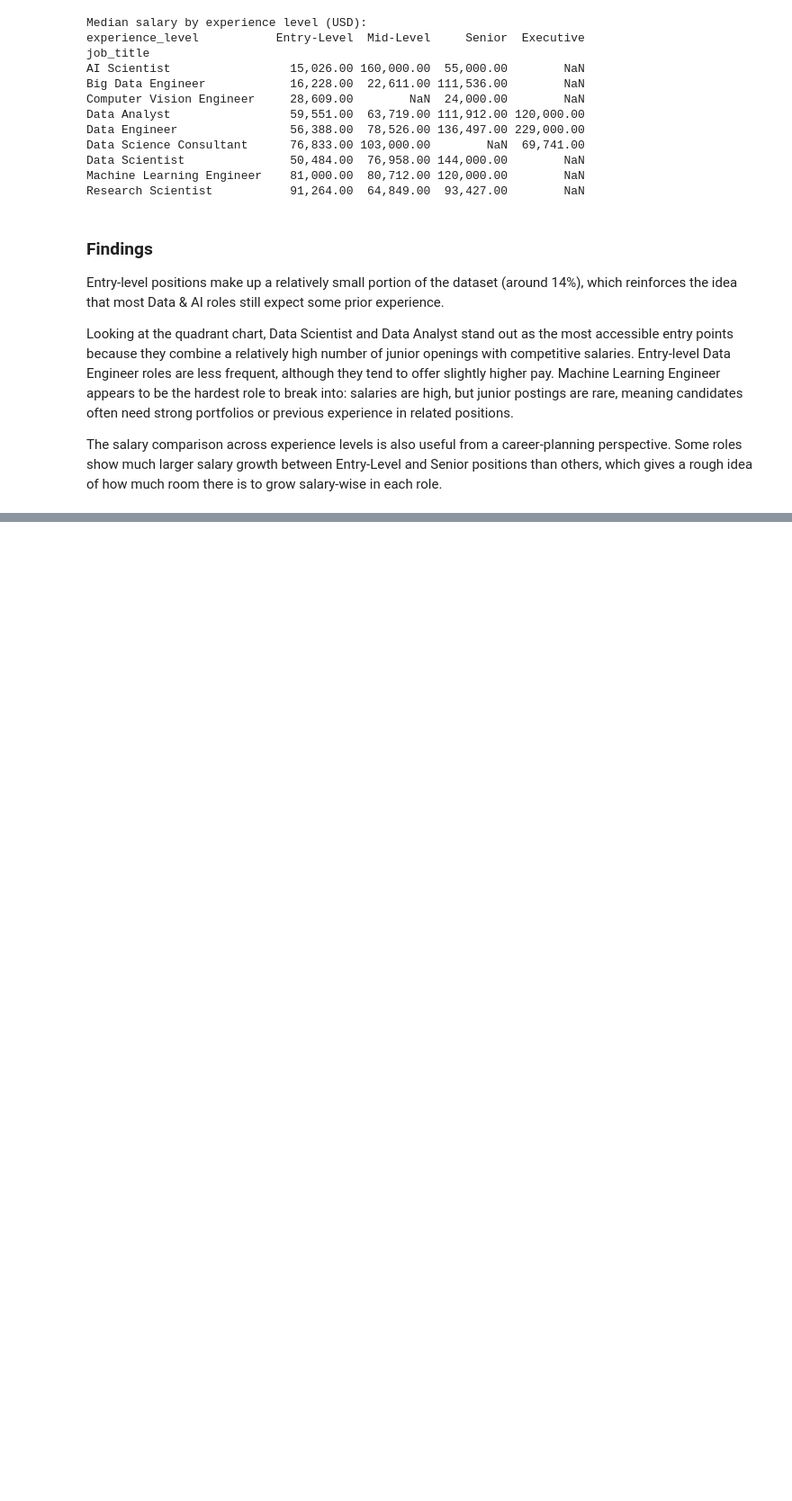
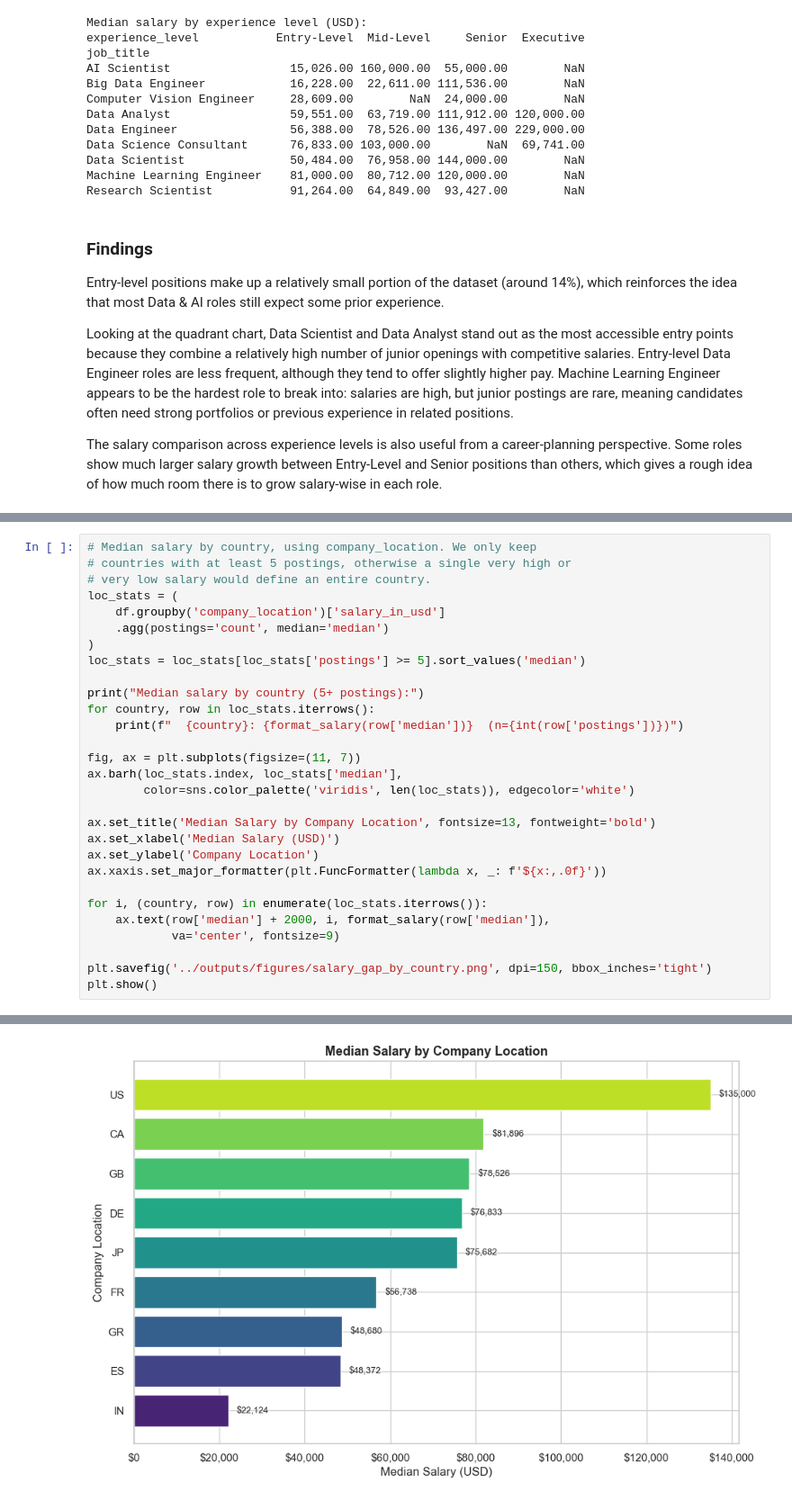
Before and after one commit to FranciscoMartinezGrecco/Data-ai-jobs-analysis, a Jupyter notebook: notebooks/02_business_insights.ipynb, the cells around one changed output, grey strips where cells are left out. Shown at 90% size. Cells and saved outputs as stored; diff of their text form; blank space fills up the shorter version.

Commit message:
Business insights: geographic salary gaps

```diff
--- a/notebooks/02_business_insights.ipynb
+++ b/notebooks/02_business_insights.ipynb
@@ -410,0 +415,30 @@ The salary comparison across experience levels is also useful from a career-plan
+# %%
+# Median salary by country, using company_location. We only keep
+# countries with at least 5 postings, otherwise a single very high or
+# very low salary would define an entire country.
+loc_stats = (
+    df.groupby('company_location')['salary_in_usd']
+    .agg(postings='count', median='median')
+)
+loc_stats = loc_stats[loc_stats['postings'] >= 5].sort_values('median')
+
+print("Median salary by country (5+ postings):")
+for country, row in loc_stats.iterrows():
+    print(f"  {country}: {format_salary(row['median'])}  (n={int(row['postings'])})")
+
+fig, ax = plt.subplots(figsize=(11, 7))
+ax.barh(loc_stats.index, loc_stats['median'],
+        color=sns.color_palette('viridis', len(loc_stats)), edgecolor='white')
+
+ax.set_title('Median Salary by Company Location', fontsize=13, fontweight='bold')
+ax.set_xlabel('Median Salary (USD)')
+ax.set_ylabel('Company Location')
+ax.xaxis.set_major_formatter(plt.FuncFormatter(lambda x, _: f'${x:,.0f}'))
+
+for i, (country, row) in enumerate(loc_stats.iterrows()):
+    ax.text(row['median'] + 2000, i, format_salary(row['median']),
+            va='center', fontsize=9)
+
+plt.savefig('../outputs/figures/salary_gap_by_country.png', dpi=150, bbox_inches='tight')
+plt.show()
+# %% [output]
@@ -410,0 +455 @@ The salary comparison across experience levels is also useful from a career-plan
+[figure, added]
```
Also changed, not shown: parts of 6 cells of this notebook, 2 other files.
